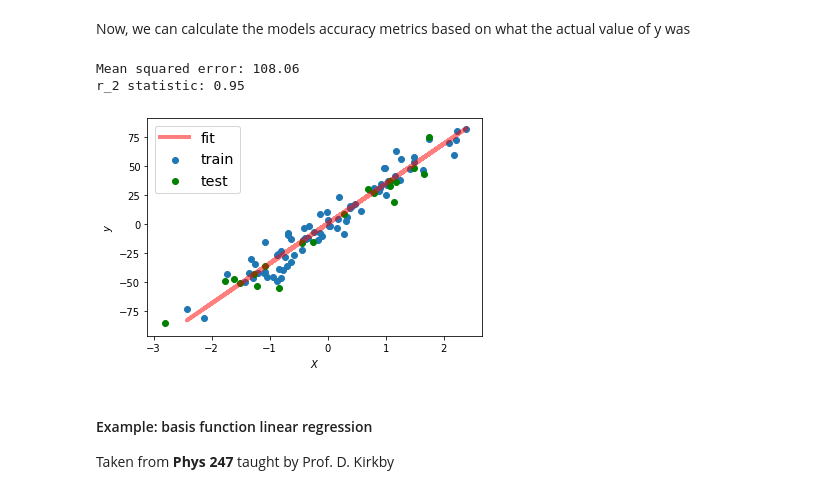
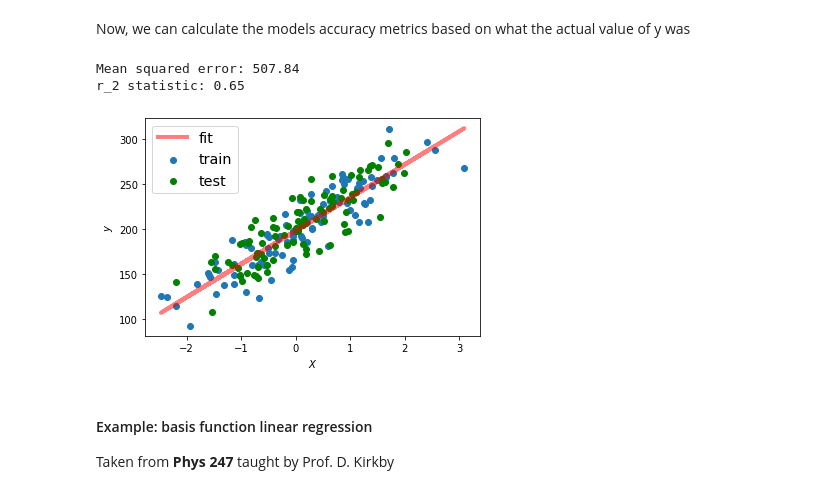
Before and after one commit to bkalita23/MLinSummer20, a Jupyter notebook: SupervisedLearning2.ipynb, the cells around one changed output. Saved outputs shown, nothing was run; the diff lists cells and outputs as text; code cells hidden in the pictures.

```diff
--- a/SupervisedLearning2.ipynb
+++ b/SupervisedLearning2.ipynb
@@ -78,0 +171,5 @@ Intercept:
+# %%
+gen = np.random.RandomState(seed=246)
+X_4, y_4 = make_regression(n_samples=200, n_features=1, noise=20, bias =200, random_state=gen)
+plt.scatter(X_4,y_4)
+plt.show()
@@ -78,0 +180,7 @@ Intercept:
+# %%
+gen = np.random.RandomState(seed=123)
+X_train, X_test, y_train, y_test = model_selection.train_test_split(X_4, y_4, test_size=.50, random_state=gen)
+# %%
+fit_4 = linear_model.LinearRegression(fit_intercept=True).fit(X_train, y_train)
+W_4 = fit_4.coef_
+y0_4 = fit_4.intercept_
@@ -83,23 +197,23 @@ y_pred = fit.predict(X_test)
 # %% [markdown]
 Now, we can calculate the models accuracy metrics based on what the actual value of y was
 # %%
-from sklearn.metrics import mean_squared_error, r2_score
+y_pred = fit.predict(X_test)
 print("Mean squared error: %.2f"
       % mean_squared_error(y_test, y_pred))
 print('r_2 statistic: %.2f' % r2_score(y_test, y_pred))
 # %% [output]
-Mean squared error: 108.06
-r_2 statistic: 0.95
+Mean squared error: 507.84
+r_2 statistic: 0.65
 # %%
 plt.scatter(X_train, y_train, label='train')
-plt.plot(X_train, X_train.dot(W) + y0, 'r-', lw=4, alpha=0.5, label='fit')
+plt.plot(X_train, X_train.dot(W_4) + y0_4, 'r-', lw=4, alpha=0.5, label='fit')
 plt.scatter(X_test, y_test, c='green', label='test', lw=1)
 plt.legend(fontsize='x-large')
 plt.xlabel('$X$')
 plt.ylabel('$y$')
 plt.show()
 # %% [output]
-[figure, old version]
+[figure, new version]
 # %% [markdown]
 #### Example: basis function linear regression
 
```
Also changed, not shown: parts of 17 cells of this notebook.
